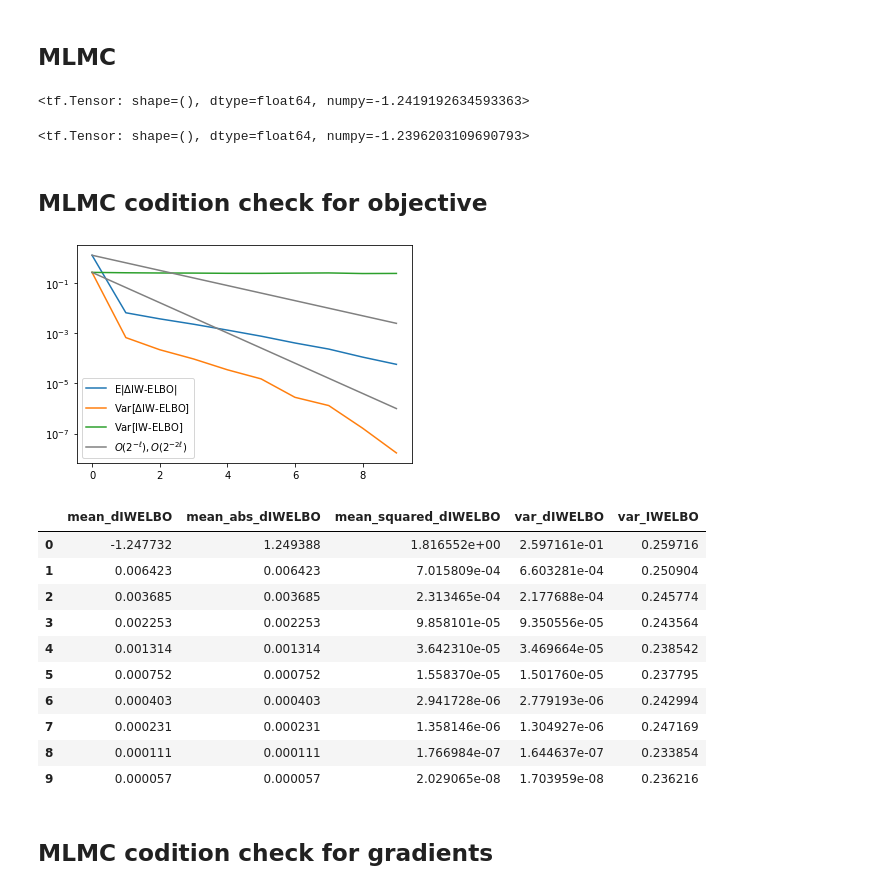
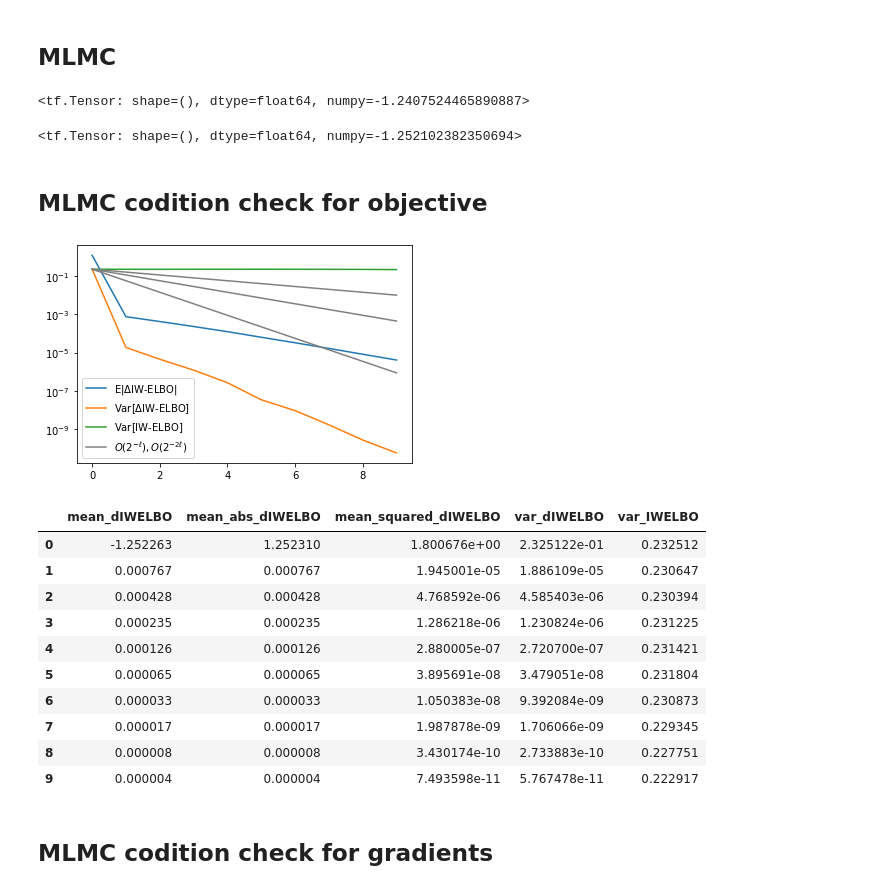
Before and after one commit to Goda-Research-Group/mlmc-model-evidence, a Jupyter notebook: notebooks/Random_Effect_Logistic_Regression.ipynb, the cells around one changed output. Drawn from its saved outputs; the diff is of its cells as text; code cells hidden in the pictures.

```diff
--- a/notebooks/Random_Effect_Logistic_Regression.ipynb
+++ b/notebooks/Random_Effect_Logistic_Regression.ipynb
@@ -76,9 +76,9 @@ def generate_data(N, D, T, beta0, beta, alpha):
 To constrain the parameter $\tau^2>0$, we parametrize $\tau^2$ as $\tau^2 = \mathrm{softplus}(\alpha)$, where $\mathrm{softplus}(x) := \log(1+\exp(x))>0$.
 # %%
 # paramters
-alpha = np.float64(4.)
+alpha = np.float64(1.)
 beta0 = np.float64(0.)
-beta  = np.random.randn(D) / np.sqrt(D)
+beta  = np.array([0.25, 0.50, 0.75]) #np.random.randn(D) / np.sqrt(D)
 param0 = {
     'alpha': alpha,
     'beta0': beta0,
@@ -335,11 +335,11 @@ mu, sigma = laplace_approx(x, y, beta0, beta, alpha)
 # %%
 IWELBO_MLMC(x, y, beta0, beta, alpha, mu, sigma, max_level=6, w0=0.9, randomize=True)
 # %% [output]
-<tf.Tensor: shape=(), dtype=float64, numpy=-1.2419192634593363>
+<tf.Tensor: shape=(), dtype=float64, numpy=-1.2407524465890887>
 # %%
 IWELBO(x, y, beta0, beta, alpha, mu, sigma, n_MC=64)
 # %% [output]
-<tf.Tensor: shape=(), dtype=float64, numpy=-1.2396203109690793>
+<tf.Tensor: shape=(), dtype=float64, numpy=-1.252102382350694>
 # %% [markdown]
 ## MLMC codition check for objective
 # %%
@@ -369,30 +369,31 @@ conv_stats = pd.DataFrame(conv_stats)
 # %%
 plt.plot(conv_stats[['mean_abs_dIWELBO', 'var_dIWELBO', 'var_IWELBO']])
 s,t = conv_stats[['mean_abs_dIWELBO', 'var_dIWELBO']].iloc[0]
-plt.plot(s*2.**(-np.arange(L)), c='grey')
+plt.plot(t*2.**(-np.arange(L)/2), c='grey')
+plt.plot(t*2.**(-np.arange(L)), c='grey')
 plt.plot(t*2.**(-np.arange(L)*2), c='grey')
 
 plt.legend([r'$\mathrm{E} | \Delta \mathrm{IW}$-$\mathrm{ELBO}|$',
             r'$\mathrm{Var}[\Delta \mathrm{IW}$-$\mathrm{ELBO}]$',
             r'$\mathrm{Var}[\mathrm{IW}$-$\mathrm{ELBO}]$',
             r'$O(2^{-\ell}), O(2^{-2\ell})$'])
 plt.yscale('log')
 # %% [output]
-[figure, old version]
+[figure, new version]
 # %%
 conv_stats
 # %% [output]
 |  | mean_dIWELBO | mean_abs_dIWELBO | mean_squared_dIWELBO | var_dIWELBO | var_IWELBO |
-| 0 | -1.247732 | 1.249388 | 1.816552e+00 | 2.597161e-01 | 0.259716 |
-| 1 | 0.006423 | 0.006423 | 7.015809e-04 | 6.603281e-04 | 0.250904 |
-| 2 | 0.003685 | 0.003685 | 2.313465e-04 | 2.177688e-04 | 0.245774 |
-| 3 | 0.002253 | 0.002253 | 9.858101e-05 | 9.350556e-05 | 0.243564 |
-| 4 | 0.001314 | 0.001314 | 3.642310e-05 | 3.469664e-05 | 0.238542 |
-| 5 | 0.000752 | 0.000752 | 1.558370e-05 | 1.501760e-05 | 0.237795 |
-| 6 | 0.000403 | 0.000403 | 2.941728e-06 | 2.779193e-06 | 0.242994 |
-| 7 | 0.000231 | 0.000231 | 1.358146e-06 | 1.304927e-06 | 0.247169 |
-| 8 | 0.000111 | 0.000111 | 1.766984e-07 | 1.644637e-07 | 0.233854 |
-| 9 | 0.000057 | 0.000057 | 2.029065e-08 | 1.703959e-08 | 0.236216 |
+| 0 | -1.252263 | 1.252310 | 1.800676e+00 | 2.325122e-01 | 0.232512 |
+| 1 | 0.000767 | 0.000767 | 1.945001e-05 | 1.886109e-05 | 0.230647 |
+| 2 | 0.000428 | 0.000428 | 4.768592e-06 | 4.585403e-06 | 0.230394 |
+| 3 | 0.000235 | 0.000235 | 1.286218e-06 | 1.230824e-06 | 0.231225 |
+| 4 | 0.000126 | 0.000126 | 2.880005e-07 | 2.720700e-07 | 0.231421 |
+| 5 | 0.000065 | 0.000065 | 3.895691e-08 | 3.479051e-08 | 0.231804 |
+| 6 | 0.000033 | 0.000033 | 1.050383e-08 | 9.392084e-09 | 0.230873 |
+| 7 | 0.000017 | 0.000017 | 1.987878e-09 | 1.706066e-09 | 0.229345 |
+| 8 | 0.000008 | 0.000008 | 3.430174e-10 | 2.733883e-10 | 0.227751 |
+| 9 | 0.000004 | 0.000004 | 7.493598e-11 | 5.767478e-11 | 0.222917 |
 # %% [markdown]
 ## MLMC codition check for gradients
 # %%
```
Also changed, not shown: parts of 19 cells of this notebook.
